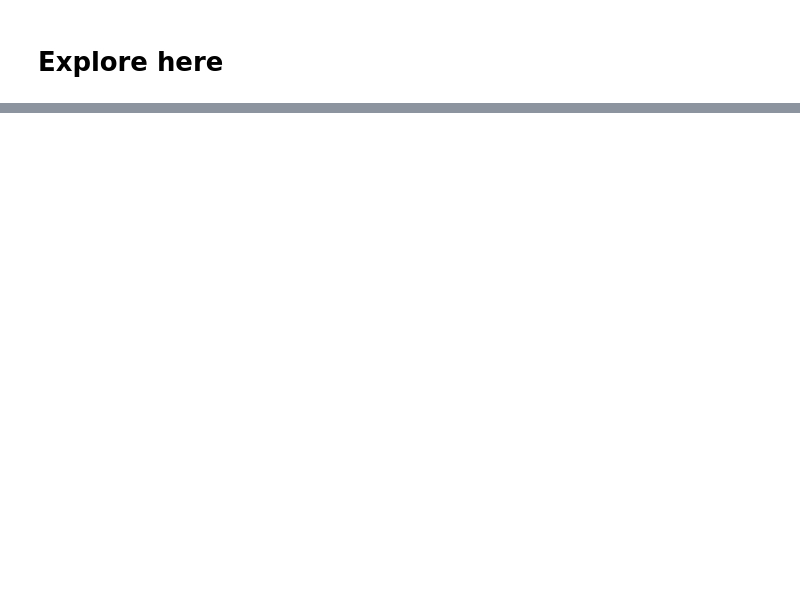
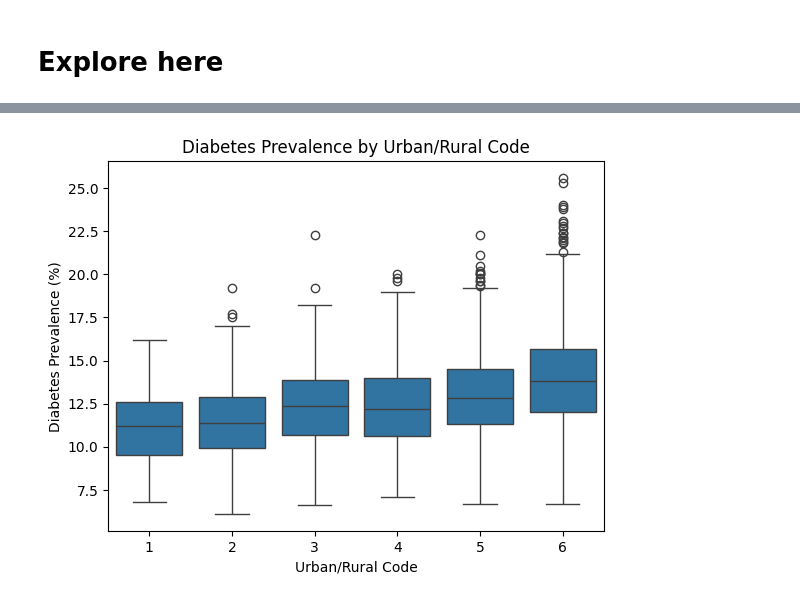
Before and after one commit to Mariarodrigues27/regularizedlinearregression, a Jupyter notebook: src/explore.ipynb, the cells around one changed output, grey strips where cells are left out. Saved outputs shown, nothing was run; the diff lists cells and outputs as text; code cells hidden in the pictures; blank space fills up the shorter version.

```diff
--- a/src/explore.ipynb
+++ b/src/explore.ipynb
@@ -111,0 +88,8 @@ X_test_sel.head()
+# %%
+sns.boxplot(x='Urban_rural_code', y='diabetes_prevalence', data=data)
+plt.title('Diabetes Prevalence by Urban/Rural Code')
+plt.xlabel('Urban/Rural Code')
+plt.ylabel('Diabetes Prevalence (%)')
+plt.show()
+# %% [output]
+[figure, added]
```
Also changed, not shown: parts of 28 cells of this notebook.
